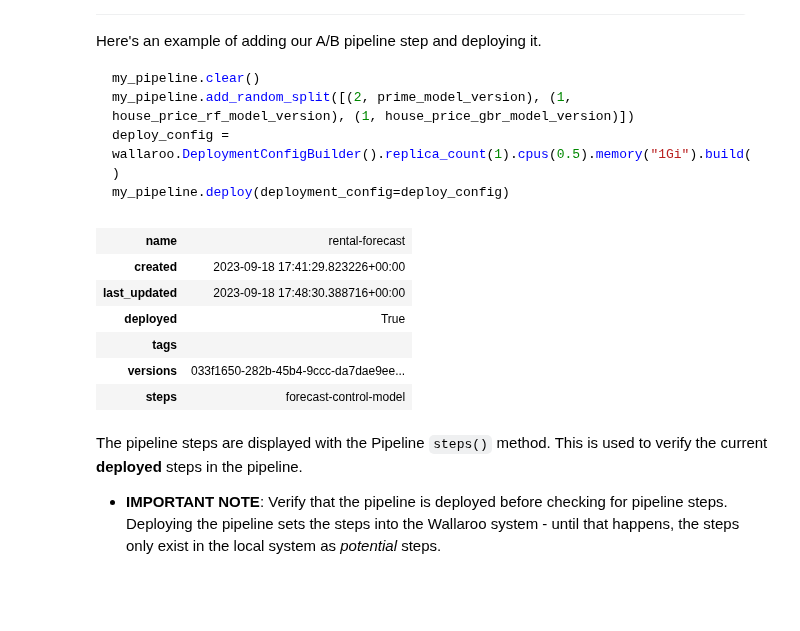
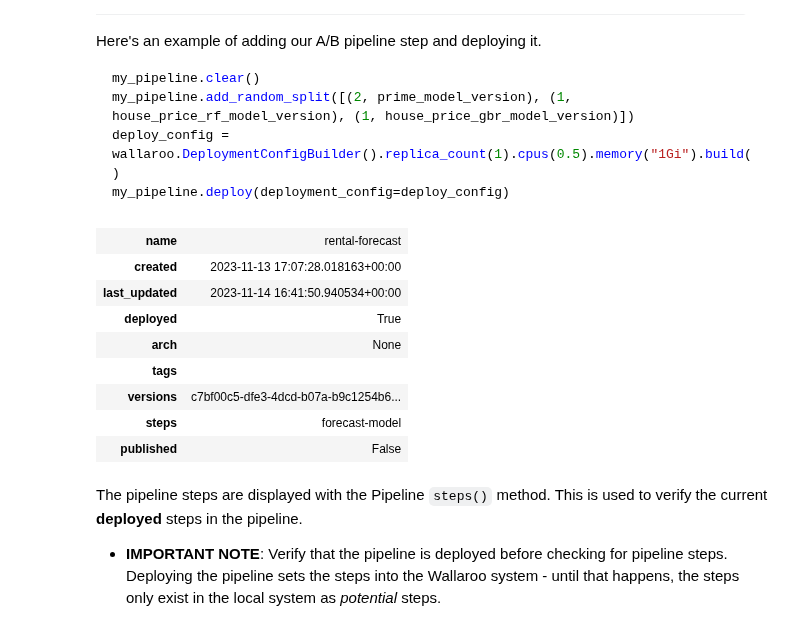
Before and after one commit to WallarooLabs/Workshops, a Jupyter notebook: Forecasting/Retail-CPG/Notebooks-with-code/N2_production_experiments-with-code.ipynb, the cells around one changed output. Saved outputs shown, nothing was run; the diff lists cells and outputs as text; code cells hidden in the pictures; blank space fills up the shorter version.

Commit message:
updaed forecast

````diff
--- a/Forecasting/Retail-CPG/Notebooks-with-code/N2_production_experiments-with-code.ipynb
+++ b/Forecasting/Retail-CPG/Notebooks-with-code/N2_production_experiments-with-code.ipynb
@@ -101,7 +101,7 @@ wl = wallaroo.Client(api_endpoint=f"https://{wallarooPrefix}api.{wallarooSuffix}
 
 # retrieve the previous workspace, model, and pipeline version
 
-workspace_name = "workshop-workspace-john-forecast-demo"
+workspace_name = "workshop-john-forecast-demo"
 
 workspace = get_workspace(workspace_name, wl)
 
@@ -188,7 +218,7 @@ challenger01_model_name = 'forecast-model-challenger-01'
 
 challenger01_model_file_name = '../models/forecast_alternate01.py'
 
-arima_model = (wl.upload_model(challenger01_model_name,
+forecast_model_challenger_01 = (wl.upload_model(challenger01_model_name,
                                challenger01_model_file_name,
                                framework=Framework.PYTHON)
                                .configure(runtime="python",
@@ -212,14 +242,17 @@ output_schema = pa.schema([
     pa.field('forecast', pa.list_(pa.int64()) ),
 ])
 
-model_name = 'forecast-model-challenger-02'
+challenger02_model_name = 'forecast-model-challenger-02'
 
-model_file_name = '../models/forecast_alternate02.py'
+challenger02_model_file_name = '../models/forecast_alternate02.py'
 
-arima_model = (wl.upload_model(model_name,
-                               model_file_name,
+forecast_model_challenger_02 = (wl.upload_model(challenger02_model_name,
+                               challenger02_model_file_name,
                                framework=Framework.PYTHON)
                                .configure(runtime="python",
                                           input_schema = input_schema,
                                           output_schema = output_schema)
               )
+
+display(forecast_model_challenger_01)
+display(forecast_model_challenger_02)
@@ -312,19 +362,24 @@ deploy_config = wallaroo.DeploymentConfigBuilder().replica_count(1).cpus(0.5).me
 my_pipeline.deploy(deployment_config=deploy_config)
 ```
 # %%
+pipeline.undeploy()
 pipeline.clear()
-pipeline.add_random_split([(2, prime_model_version), (1, forecast_alternate01), (1, forecast_alternate02)])
+# pipeline.add_model_step(prime_model_version)
 
-deploy_config = wallaroo.DeploymentConfigBuilder().replica_count(1).cpus(0.5).memory("1Gi").build()
+pipeline.add_random_split([(2, prime_model_version), (1, forecast_model_challenger_01), (1, forecast_model_challenger_02)])
+
+deploy_config = wallaroo.DeploymentConfigBuilder().replica_count(1).cpus(1).memory("2Gi").build()
 pipeline.deploy(deployment_config=deploy_config)
 # %% [output]
 | name | rental-forecast |
-| created | 2023-09-18 17:41:29.823226+00:00 |
-| last_updated | 2023-09-18 17:48:30.388716+00:00 |
+| created | 2023-11-13 17:07:28.018163+00:00 |
+| last_updated | 2023-11-14 16:41:50.940534+00:00 |
 | deployed | True |
+| arch | None |
 | tags |  |
-| versions | 033f1650-282b-45b4-9ccc-da7dae9ee... |
-| steps | forecast-control-model |
+| versions | c7bf00c5-dfe3-4dcd-b07a-b9c1254b6... |
+| steps | forecast-model |
+| published | False |
 # %% [markdown]
 The pipeline steps are displayed with the Pipeline `steps()` method.  This is used to verify the current **deployed** steps in the pipeline.
 
````
Also changed, not shown: parts of 18 cells of this notebook, 17 other files.
